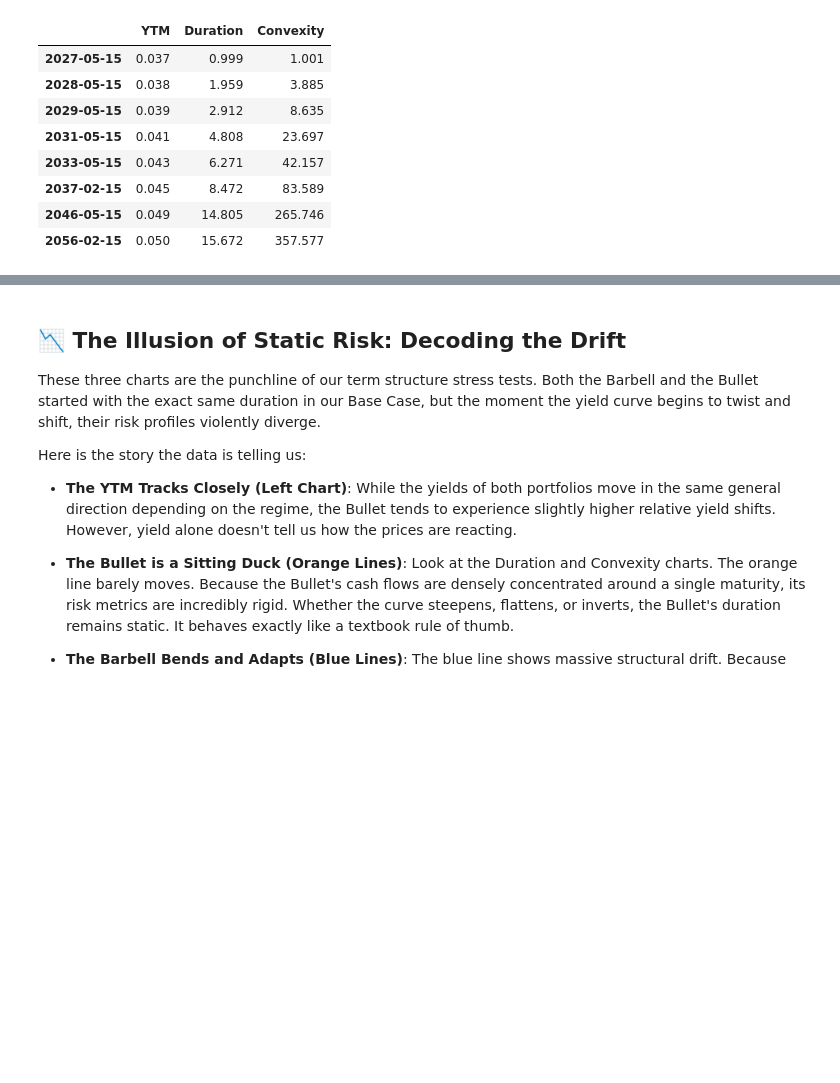
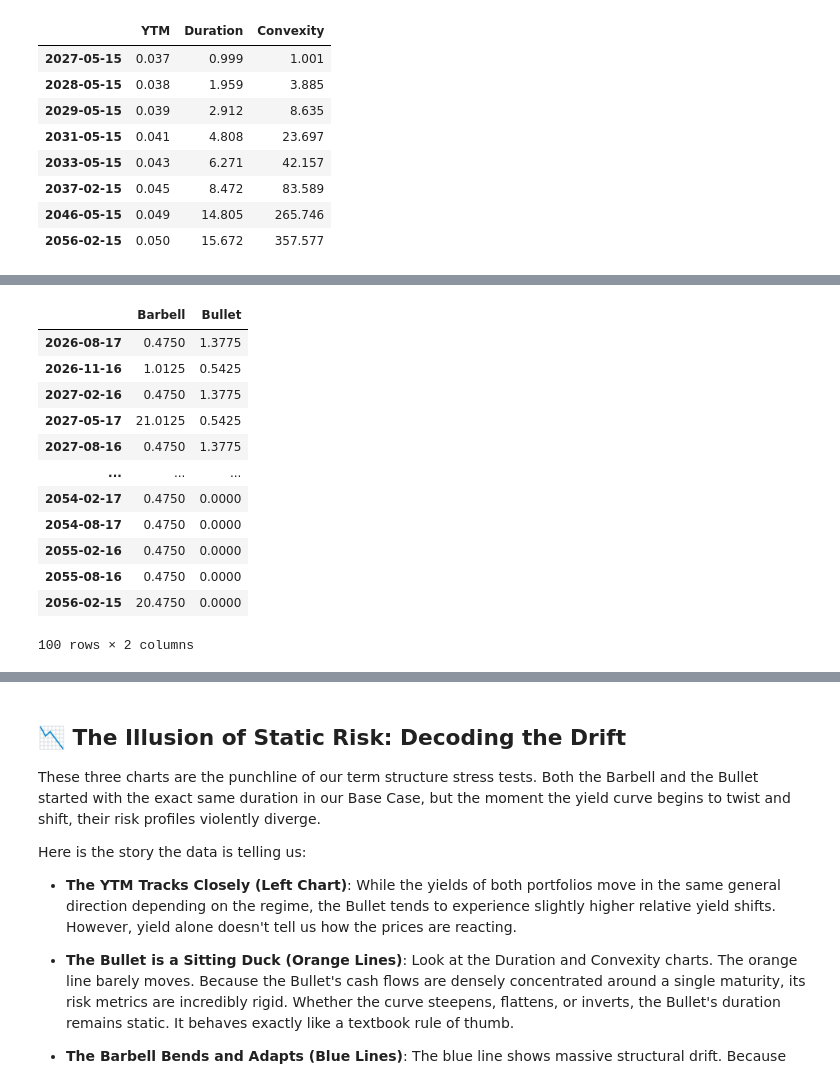
Before and after one commit to PatrickJHess/Volume-Four-Chapter-Four, a Jupyter notebook: notebooks/Defining_Duration_and_Convexity.ipynb, the cells around one changed output, grey strips where cells are left out. Saved outputs shown, nothing was run; the diff lists cells and outputs as text; code cells hidden in the pictures; blank space fills up the shorter version.

```diff
--- a/notebooks/Defining_Duration_and_Convexity.ipynb
+++ b/notebooks/Defining_Duration_and_Convexity.ipynb
@@ -385,0 +543,30 @@ Because both portfolios share the same duration, traditional rules of thumb sugg
+# %%
+# Define portfolio weights (normalized allocations across the 8 assets)
+barbell_weights = np.array([0.2 if i in [0,1,2,6,7] else 0.0 for i in range(8)])
+bullet_weights = np.array([0.0, 0.0, 0.0, 0.19, 0.23, 0.58, 0.0, 0.0])
+
+# Calculate portfolio-level cash flow timelines
+barbell_payoffs = (df_payoff * barbell_weights).sum(axis=1)
+bullet_payoffs = (df_payoff * bullet_weights).sum(axis=1)
+
+# Combine into a unified payoff DataFrame
+df_portfolios_payoff = pd.DataFrame({
+    'Barbell': barbell_payoffs,
+    'Bullet': bullet_payoffs
+})
+
+df_portfolios_payoff
+# %% [output]
+|  | Barbell | Bullet |
+| 2026-08-17 | 0.4750 | 1.3775 |
+| 2026-11-16 | 1.0125 | 0.5425 |
+| 2027-02-16 | 0.4750 | 1.3775 |
+| 2027-05-17 | 21.0125 | 0.5425 |
+| 2027-08-16 | 0.4750 | 1.3775 |
+| ... | ... | ... |
+| 2054-02-17 | 0.4750 | 0.0000 |
+| 2054-08-17 | 0.4750 | 0.0000 |
+| 2055-02-16 | 0.4750 | 0.0000 |
+| 2055-08-16 | 0.4750 | 0.0000 |
+| 2056-02-15 | 20.4750 | 0.0000 |
+100 rows × 2 columns
```
Also changed, not shown: parts of 31 cells of this notebook, 5 other files.
